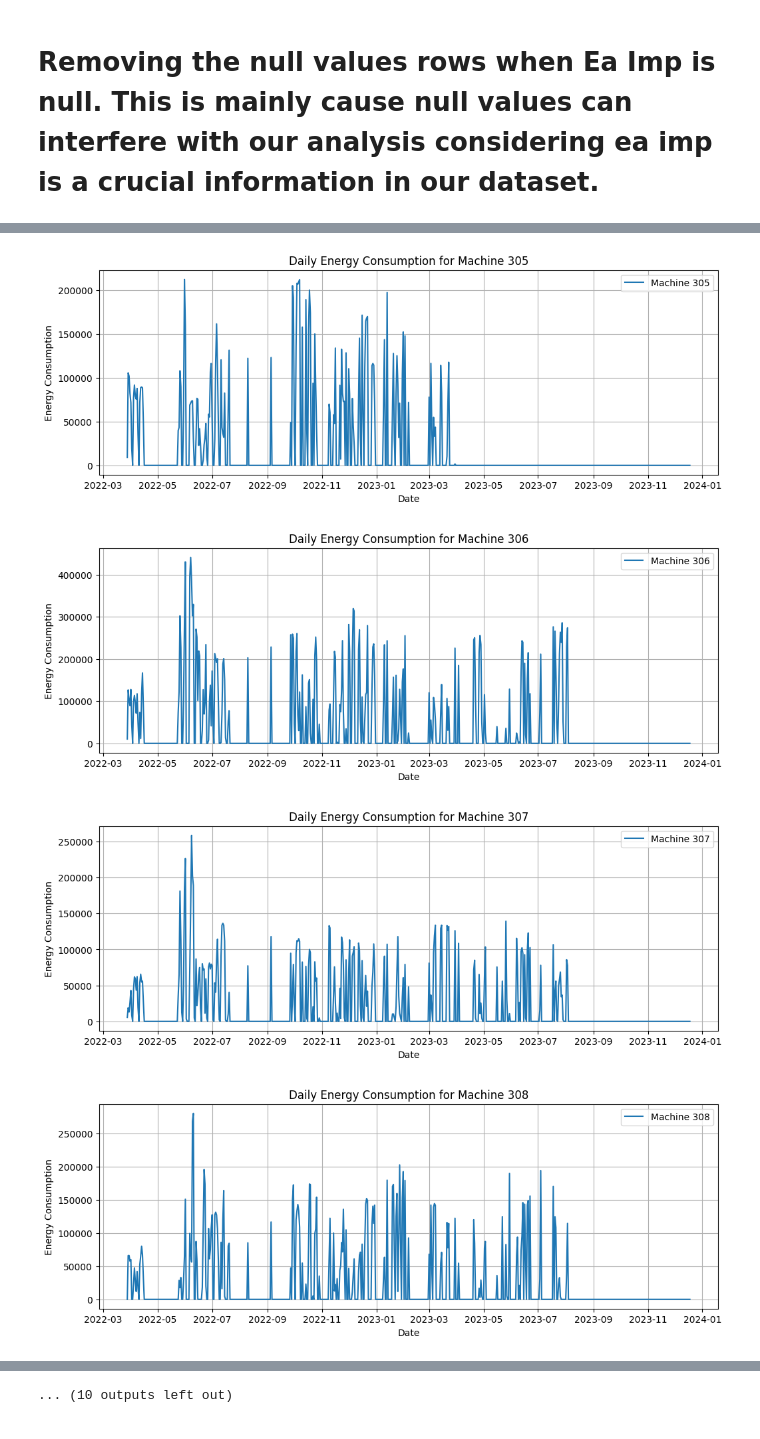
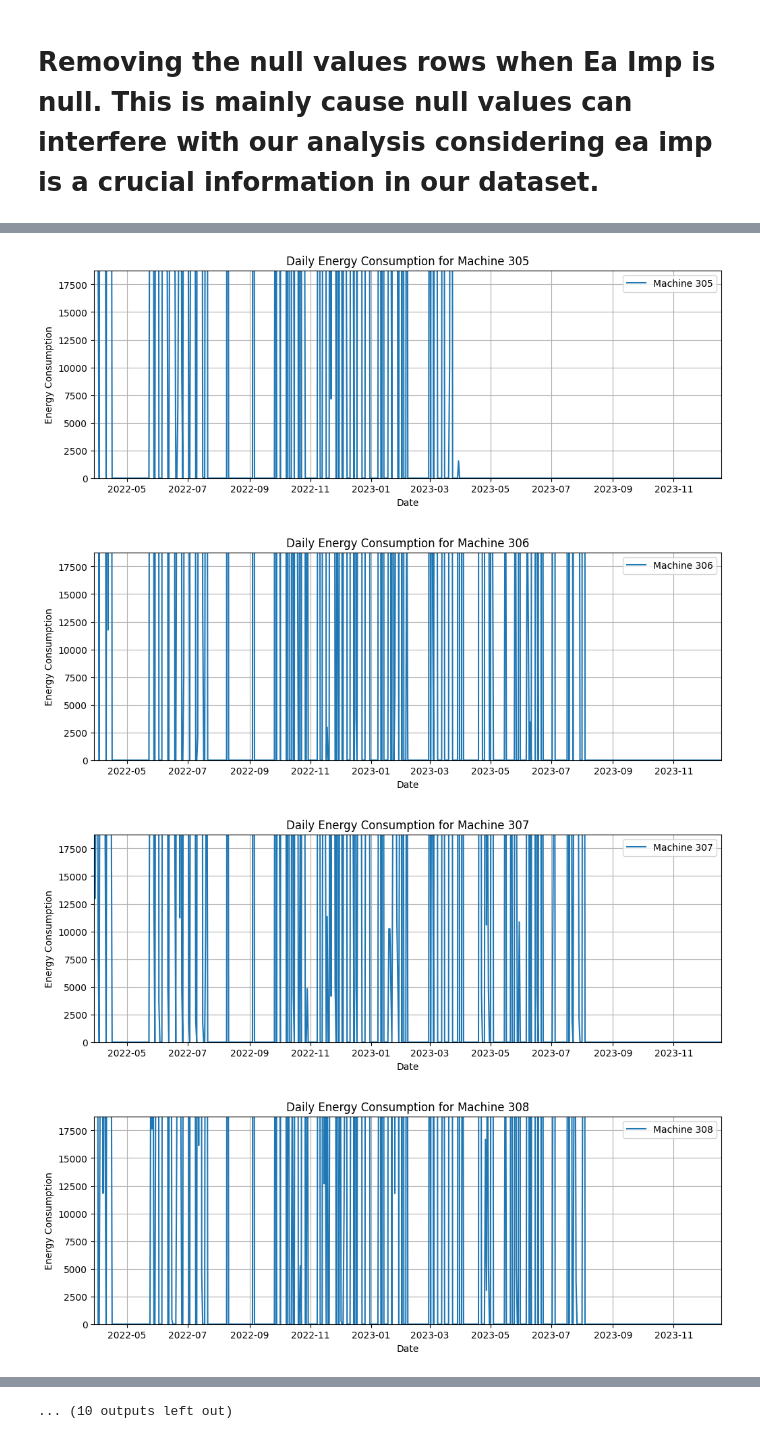
Before and after one commit to Staffilon/KestraDataOrchestrator, a Jupyter notebook: EDA.ipynb, the cells around one changed output, grey strips where cells are left out. Saved outputs shown, nothing was run; the diff lists cells and outputs as text; code cells hidden in the pictures.

Commit message:
Adjusted graphic scale, added simple stats

```diff
--- a/EDA.ipynb
+++ b/EDA.ipynb
@@ -205,6 +194,10 @@ plt.figure(figsize=figsize)
 sns.violinplot(_df_6, x='id', y='TimeStamp', inner='stick', palette='Dark2')
 sns.despine(top=True, right=True, bottom=True, left=True)
 # %%
+# Replace 'your_file_path' with the path to your CSV file in Google Drive
+file_path = '/content/drive/My Drive/sorted_combined_energy_data.csv'
+all_data = pd.read_csv(file_path)
+
 # Convert 'timestamp' column to datetime
 all_data['TimeStamp'] = pd.to_datetime(all_data['TimeStamp'])
 
@@ -229,6 +222,10 @@ import matplotlib.pyplot as plt
 
 # Unique list of machines
 machines = all_data_sorted['channel'].unique()
+
+# Determine the overall limits for x-axis (dates) and y-axis (energy consumption)
+min_date, max_date = all_data_sorted['TimeStamp'].min(), all_data_sorted['TimeStamp'].max()
+min_energy, max_energy = all_data_sorted['Ea_Imp'].min(), all_data_sorted['Ea_Imp'].max()
 
 # Plot for each machine
 for machine in machines:
@@ -243,5 +240,10 @@ for machine in machines:
     plt.title(f'Daily Energy Consumption for Machine {machine}')
     plt.legend()
     plt.grid(True)
+
+    # Set the same scale for each plot
+    plt.xlim(min_date, max_date)
+    plt.ylim(min_energy, max_energy)
+
     plt.show()
 # %% [output]
@@ -254,4 +256,4 @@ for machine in machines:
-[figure, old version]
+[figure, new version]
-[figure, old version]
+[figure, new version]
-[figure, old version]
+[figure, new version]
-[figure, old version]
+[figure, new version]
```
Also changed, not shown: parts of 3 cells of this notebook.
